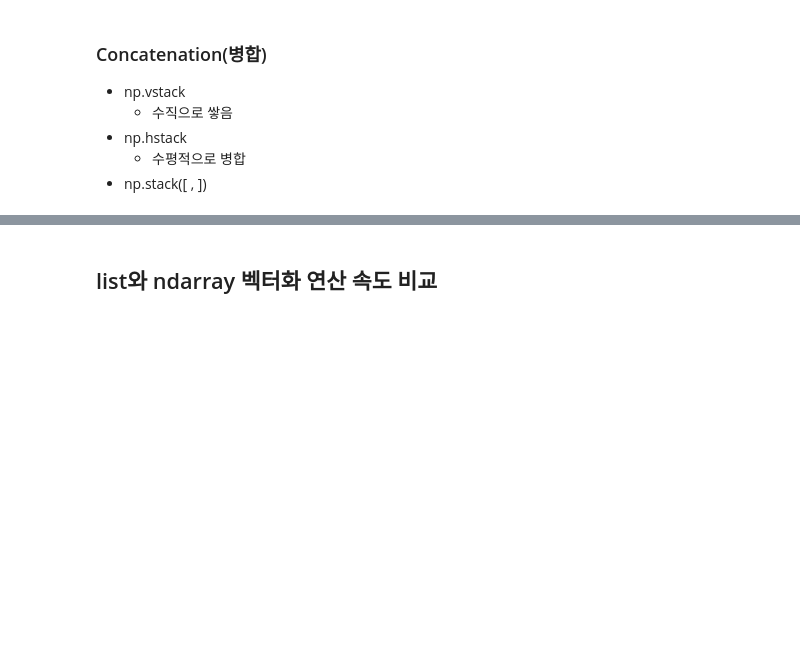
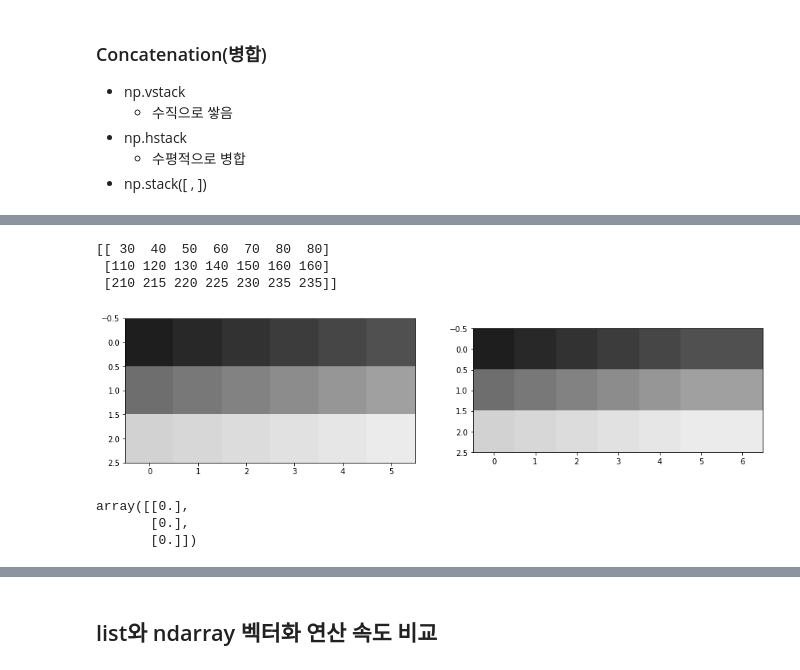
Before and after one commit to gymnopedy01/ictis-2023-ai, a Jupyter notebook: 다운로드/배포_Numpy_핵심.ipynb, the cells around one changed output, grey strips where cells are left out. Saved outputs shown, nothing was run; the diff lists cells and outputs as text; code cells hidden in the pictures; blank space fills up the shorter version.

```diff
--- a/다운로드/배포_Numpy_핵심.ipynb
+++ b/다운로드/배포_Numpy_핵심.ipynb
@@ -491,0 +537,18 @@ y
+# %%
+y = ar2[:, [-1]]
+p = np.hstack([ar2,y])
+print(p)
+
+disp_2(ar2,p)
+# %% [output]
+[[ 30  40  50  60  70  80  80]
+ [110 120 130 140 150 160 160]
+ [210 215 220 225 230 235 235]]
+[figure, added]
+# %%
+y =np.zeros((len(ar2), 1))
+y
+# %% [output]
+array([[0.],
+       [0.],
+       [0.]])
```
Also changed, not shown: parts of 39 cells of this notebook.
